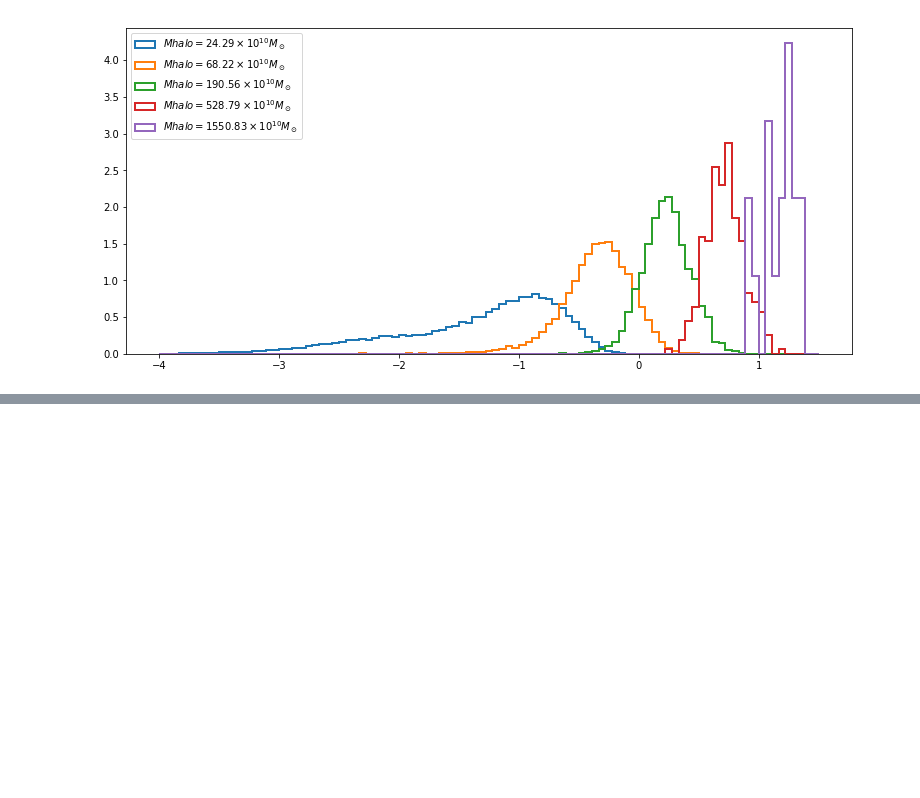
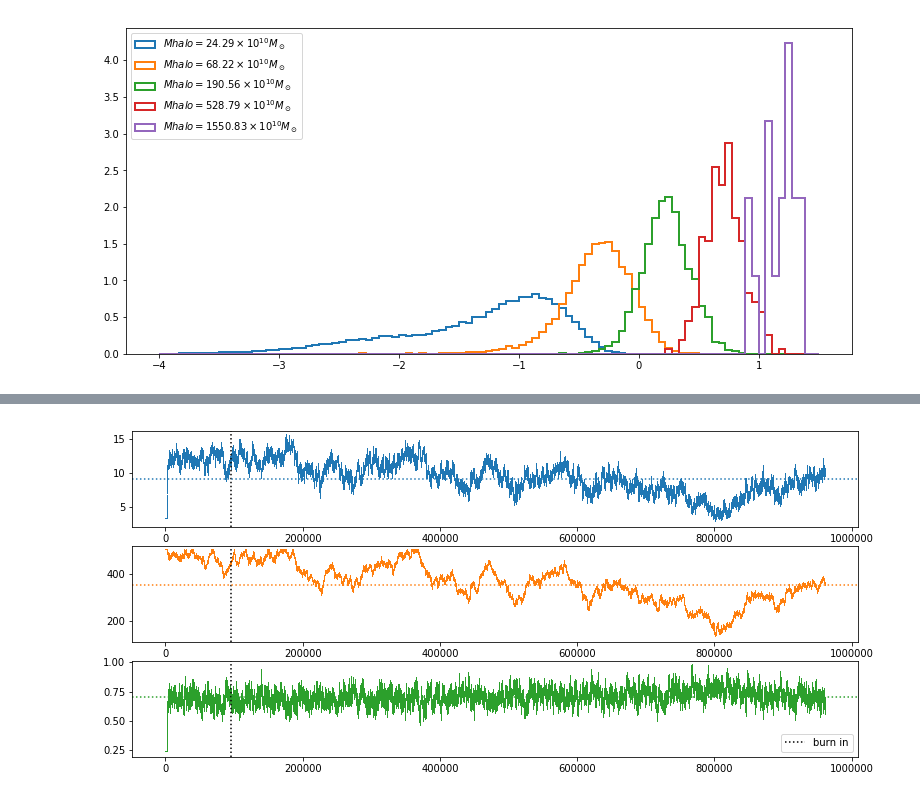
Before and after one commit to AtsushiNishizawa/ska_bao, a Jupyter notebook: Halo2HI/osaka/Halo2HI.ipynb, the cells around one changed output, grey strips where cells are left out. Cells and saved outputs as stored; diff of their text form; code cells hidden in the pictures; blank space fills up the shorter version.

```diff
--- a/Halo2HI/osaka/Halo2HI.ipynb
+++ b/Halo2HI/osaka/Halo2HI.ipynb
@@ -405,3 +393,29 @@ if ( fit_method == 2 ):
+# %%
+if ( fit_method == 2 ):
+
+    n0 = int(Pv.shape[0]*0.1)
+    M0_best = np.mean(Pv[n0:,0])
+    Mmin_best = np.mean(Pv[n0:,1])
+    alpha_best = np.mean(Pv[n0:,2])
+
+    burnin = 0.1
+    plt.figure(figsize=(13,6))
+    plt.subplot(311)
+    plt.plot(Pv[:,0], "C0,")
+    plt.axvline(x=burnin*Pv.shape[0], color="k", ls=":")
+    plt.axhline(y=M0_best, color="C0", ls=":")
+    plt.subplot(312)
+    plt.plot(Pv[:,1], "C1,")
+    plt.axvline(x=burnin*Pv.shape[0], color="k", ls=":")
+    plt.axhline(y=Mmin_best, color="C1", ls=":")
+    plt.subplot(313)
+    plt.plot(Pv[:,2], "C2,")
+    plt.axvline(x=burnin*Pv.shape[0], color="k", ls=":", label="burn in")
+    plt.axhline(y=alpha_best, color="C2", ls=":")
+    plt.legend()
+    plt.show()
+# %% [output]
+[figure, added]
 # %%
 popt=[M0_best, Mmin_best, alpha_best]
 print (*popt)
```
Also changed, not shown: parts of 5 cells of this notebook.
